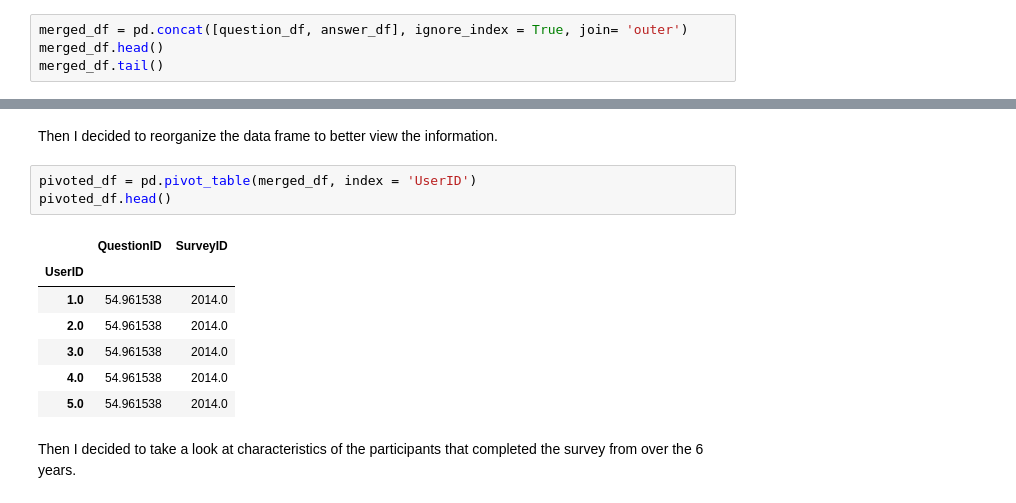
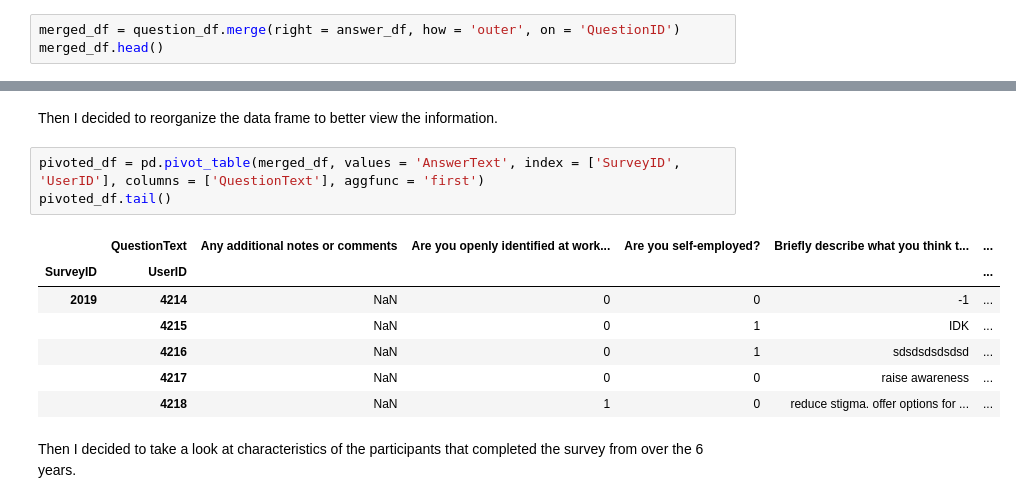
Before and after one commit to laurmarshall/Burnout-In-Tech, a Jupyter notebook: eda.ipynb, the cells around one changed output, grey strips where cells are left out. Drawn from its saved outputs; the diff is of its cells as text.

```diff
--- a/eda.ipynb
+++ b/eda.ipynb
@@ -132,8 +132,7 @@ I wanted to merge the two dataframes into one. However, first I needed to rename
 # %%
 question_df = question_df.rename(columns={"questiontext": "QuestionText", "questionid": "QuestionID"})
 # %%
-merged_df = pd.concat([question_df, answer_df], ignore_index = True, join= 'outer')
+merged_df = question_df.merge(right = answer_df, how = 'outer', on = 'QuestionID')
 merged_df.head()
-merged_df.tail()
 # %% [output]
 |  | QuestionText | QuestionID | AnswerText | SurveyID | UserID |
@@ -157,15 +144,15 @@ merged_df.describe()
 # %% [markdown]
 Then I decided to reorganize the data frame to better view the information.
 # %%
-pivoted_df = pd.pivot_table(merged_df, index = 'UserID')
-pivoted_df.head()
+pivoted_df = pd.pivot_table(merged_df, values = 'AnswerText', index = ['SurveyID', 'UserID'], columns = ['QuestionText'], aggfunc = 'first')
+pivoted_df.tail()
 # %% [output]
-|  | QuestionID | SurveyID |
-| UserID |  |  |
-| 1.0 | 54.961538 | 2014.0 |
-| 2.0 | 54.961538 | 2014.0 |
-| 3.0 | 54.961538 | 2014.0 |
-| 4.0 | 54.961538 | 2014.0 |
-| 5.0 | 54.961538 | 2014.0 |
+|  | QuestionText | Any additional notes or comments | Are you openly identified at work... | Are you self-employed? | Briefly describe what you think t... | ... |
+| SurveyID | UserID |  |  |  |  | ... |
+| 2019 | 4214 | NaN | 0 | 0 | -1 | ... |
+|  | 4215 | NaN | 0 | 1 | IDK | ... |
+|  | 4216 | NaN | 0 | 1 | sdsdsdsdsdsd | ... |
+|  | 4217 | NaN | 0 | 0 | raise awareness | ... |
+|  | 4218 | NaN | 1 | 0 | reduce stigma. offer options for ... | ... |
 # %% [markdown]
 Then I decided to take a look at characteristics of the participants that completed the survey from over the 6 years.
```
Also changed, not shown: parts of 8 cells of this notebook.
